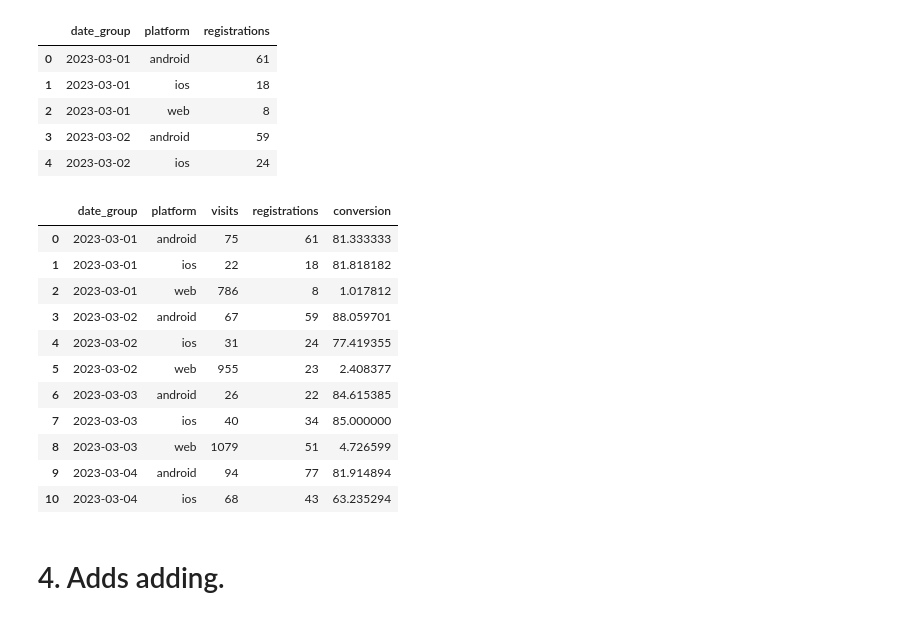
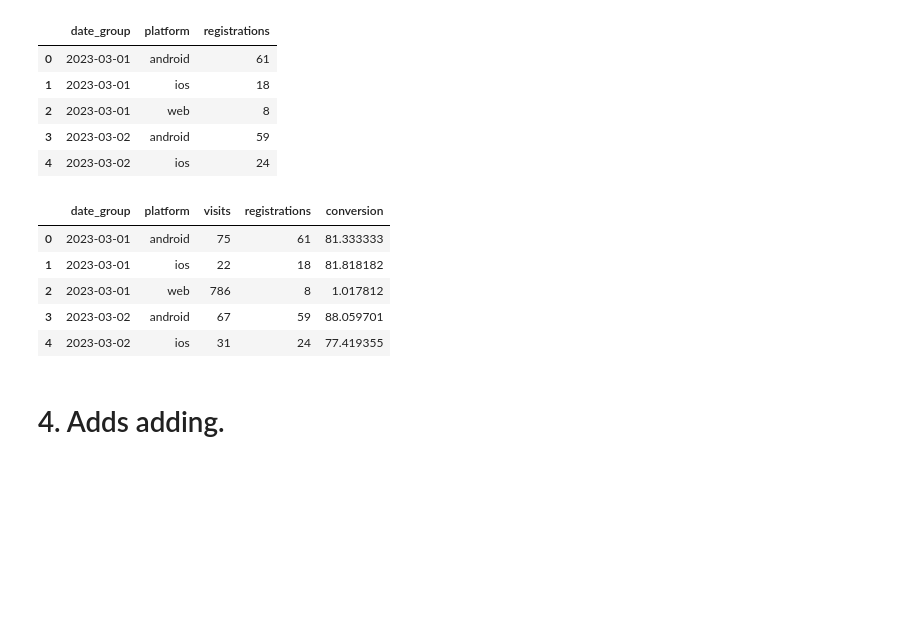
Before and after one commit to mrvdanilov/python-for-data-analysts-project-100, a Jupyter notebook: charts_project.ipynb, the cells around one changed output. Drawn from its saved outputs; the diff is of its cells as text; code cells hidden in the pictures; blank space fills up the shorter version.

```diff
--- a/charts_project.ipynb
+++ b/charts_project.ipynb
@@ -89,29 +89,23 @@ prepared_regs_df.head()
 | 4 | 2023-03-02 | ios | 24 |
 # %%
 def visits_and_regs_conversion(df_vis, df_regs):
-    df = pd.merge(df_vis, df_regs, on=['date_group', 'platform'], how='inner')
+    df = pd.merge(df_vis, df_regs, on=['date_group', 'platform'], how='left')
     df['conversion'] = (df['registrations'] / df['visits']) * 100
 
     df = df.sort_values(by=['date_group', 'platform'])
     df.to_json("./conversion.json")
     return df
 
 
 vis_regs_conv = visits_and_regs_conversion(prepared_visits_df, prepared_regs_df)
-vis_regs_conv.head(11)
+vis_regs_conv.head()
 # %% [output]
 |  | date_group | platform | visits | registrations | conversion |
 | 0 | 2023-03-01 | android | 75 | 61 | 81.333333 |
 | 1 | 2023-03-01 | ios | 22 | 18 | 81.818182 |
 | 2 | 2023-03-01 | web | 786 | 8 | 1.017812 |
 | 3 | 2023-03-02 | android | 67 | 59 | 88.059701 |
 | 4 | 2023-03-02 | ios | 31 | 24 | 77.419355 |
-| 5 | 2023-03-02 | web | 955 | 23 | 2.408377 |
-| 6 | 2023-03-03 | android | 26 | 22 | 84.615385 |
-| 7 | 2023-03-03 | ios | 40 | 34 | 85.000000 |
-| 8 | 2023-03-03 | web | 1079 | 51 | 4.726599 |
-| 9 | 2023-03-04 | android | 94 | 77 | 81.914894 |
-| 10 | 2023-03-04 | ios | 68 | 43 | 63.235294 |
 # %% [markdown]
 # 4. Adds adding.
 # %%
```
